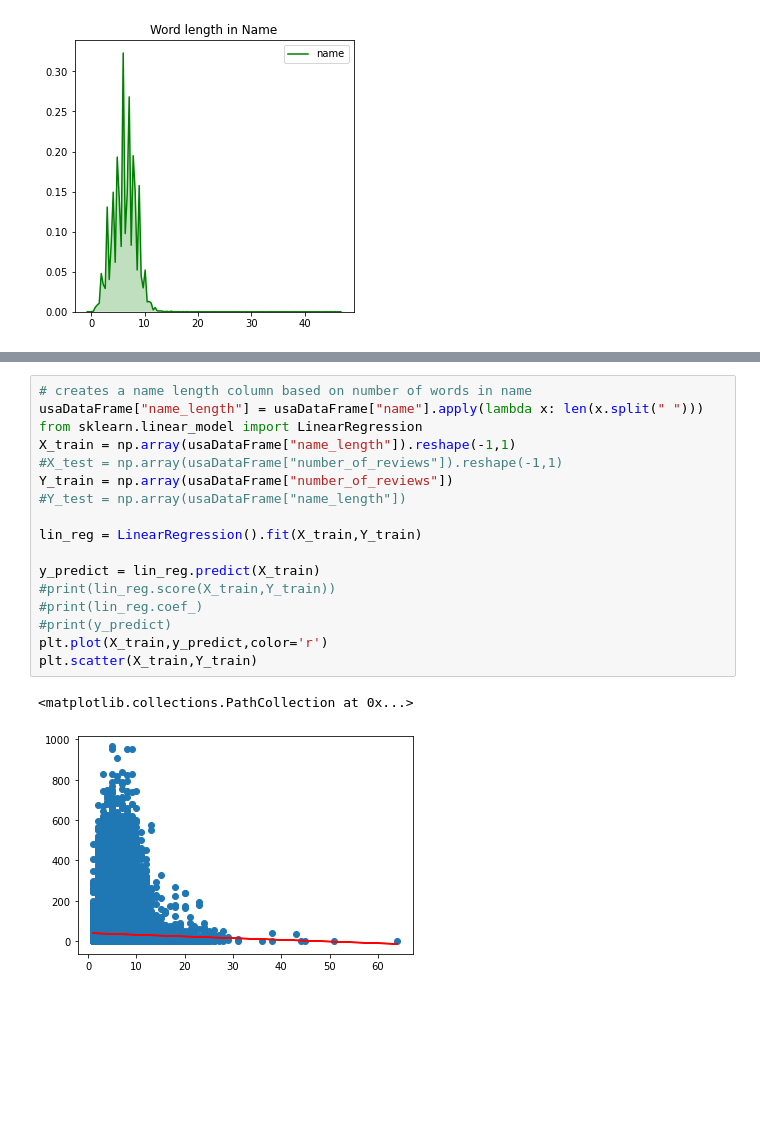
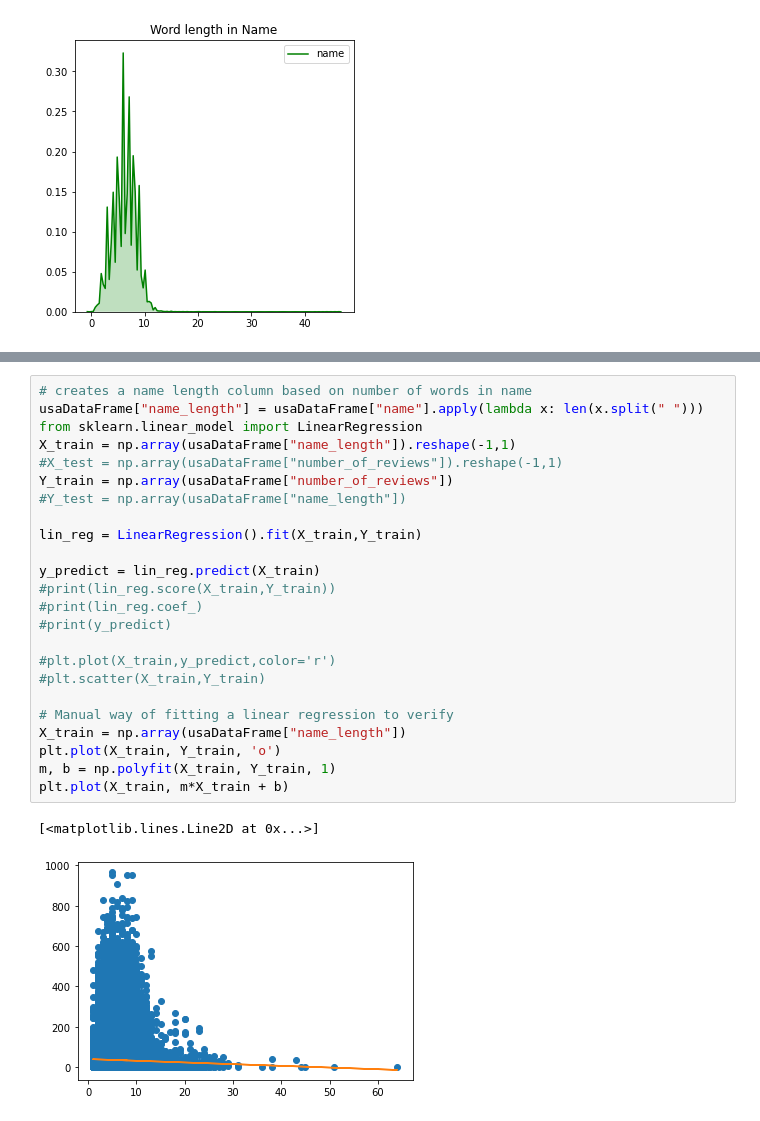
Before and after one commit to aruship1/320finalProject, a Jupyter notebook: firstFile.ipynb, the cells around one changed output, grey strips where cells are left out. Drawn from its saved outputs; the diff is of its cells as text; blank space fills up the shorter version.

Commit message:
linear regression fix

```diff
--- a/firstFile.ipynb
+++ b/firstFile.ipynb
@@ -366,20 +363,27 @@ plt.imshow(wordcloud)
 # %%
 # creates a name length column based on number of words in name
 usaDataFrame["name_length"] = usaDataFrame["name"].apply(lambda x: len(x.split(" ")))
 from sklearn.linear_model import LinearRegression
 X_train = np.array(usaDataFrame["name_length"]).reshape(-1,1)
 #X_test = np.array(usaDataFrame["number_of_reviews"]).reshape(-1,1)
 Y_train = np.array(usaDataFrame["number_of_reviews"])
 #Y_test = np.array(usaDataFrame["name_length"])
 
 lin_reg = LinearRegression().fit(X_train,Y_train)
 
 y_predict = lin_reg.predict(X_train)
 #print(lin_reg.score(X_train,Y_train))
 #print(lin_reg.coef_)
 #print(y_predict)
-plt.plot(X_train,y_predict,color='r')
-plt.scatter(X_train,Y_train)
+
+#plt.plot(X_train,y_predict,color='r')
+#plt.scatter(X_train,Y_train)
+
+# Manual way of fitting a linear regression to verify
+X_train = np.array(usaDataFrame["name_length"])
+plt.plot(X_train, Y_train, 'o')
+m, b = np.polyfit(X_train, Y_train, 1)
+plt.plot(X_train, m*X_train + b)
 # %% [output]
-<matplotlib.collections.PathCollection at 0x...>
+[<matplotlib.lines.Line2D at 0x...>]
-[figure, old version]
+[figure, new version]
```
Also changed, not shown: parts of 2 cells of this notebook.
